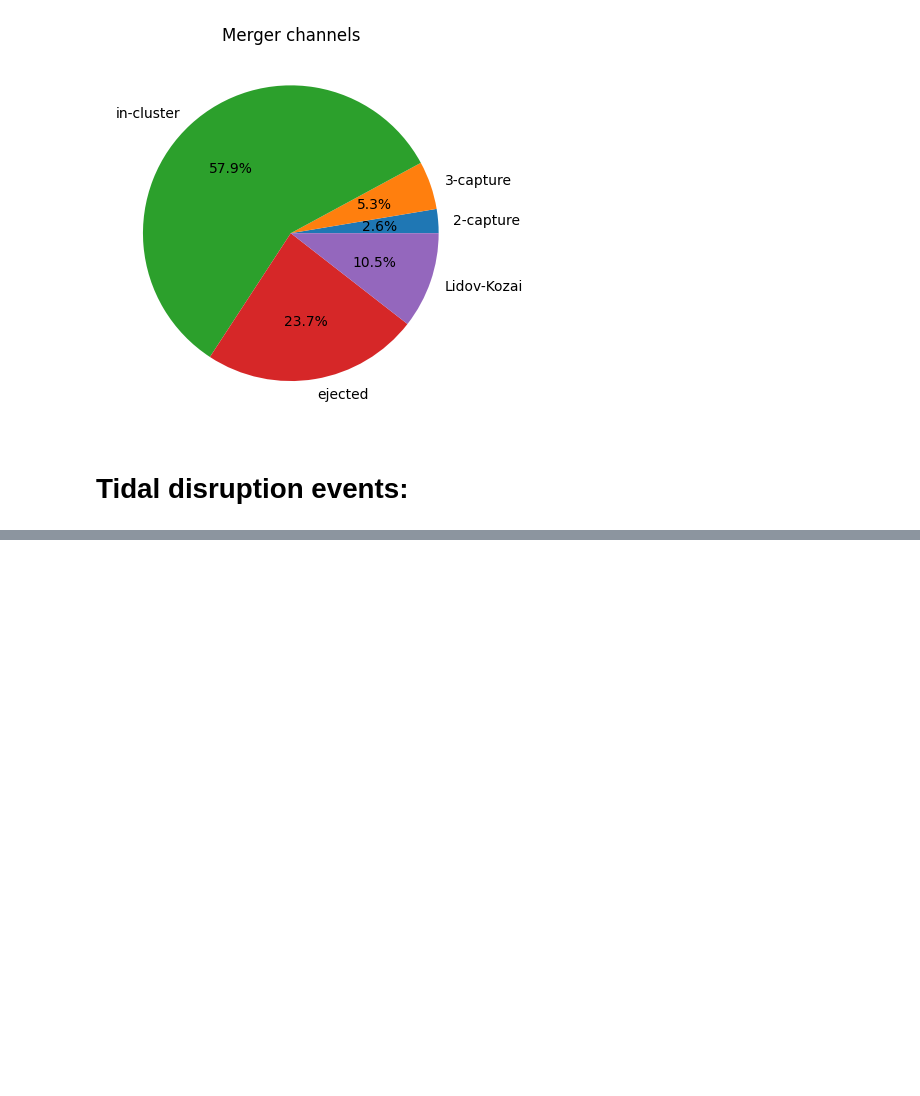
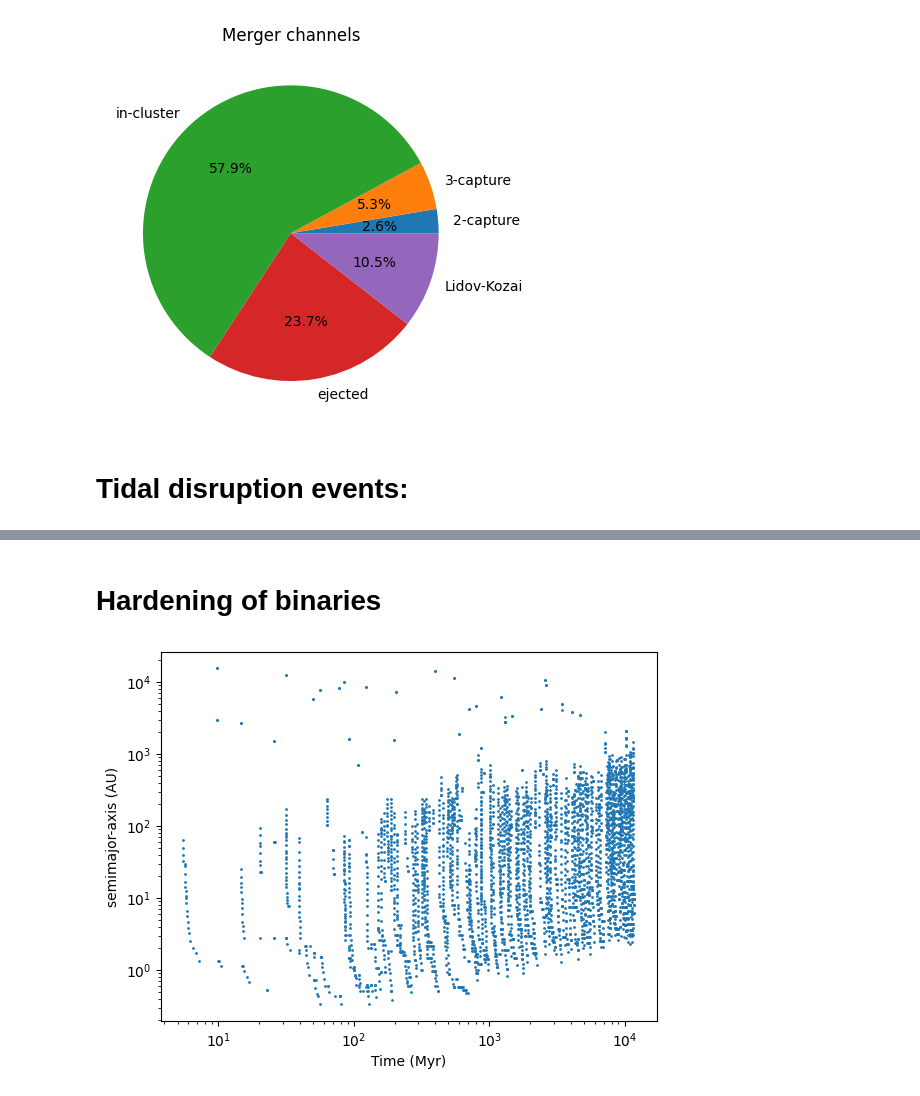
Before and after one commit to Kkritos/Rapster, a Jupyter notebook: Example/tutorial.ipynb, the cells around one changed output, grey strips where cells are left out. Saved outputs shown, nothing was run; the diff lists cells and outputs as text; code cells hidden in the pictures; blank space fills up the shorter version.

```diff
--- a/Example/tutorial.ipynb
+++ b/Example/tutorial.ipynb
@@ -107,0 +119,12 @@ plt.show()
+# %% [markdown]
+# Hardening of binaries
+# %%
+plt.scatter(hardening['t']+hardening['t_local']+hardening['dt_local'], hardening['a']*3.086e+16/1.496e+11, s=1)
+plt.loglog()
+
+plt.loglog()
+plt.xlabel('Time (Myr)')
+plt.ylabel('semimajor-axis (AU)')
+plt.show()
+# %% [output]
+[figure, added]
```
Also changed, not shown: parts of 3 cells of this notebook.
